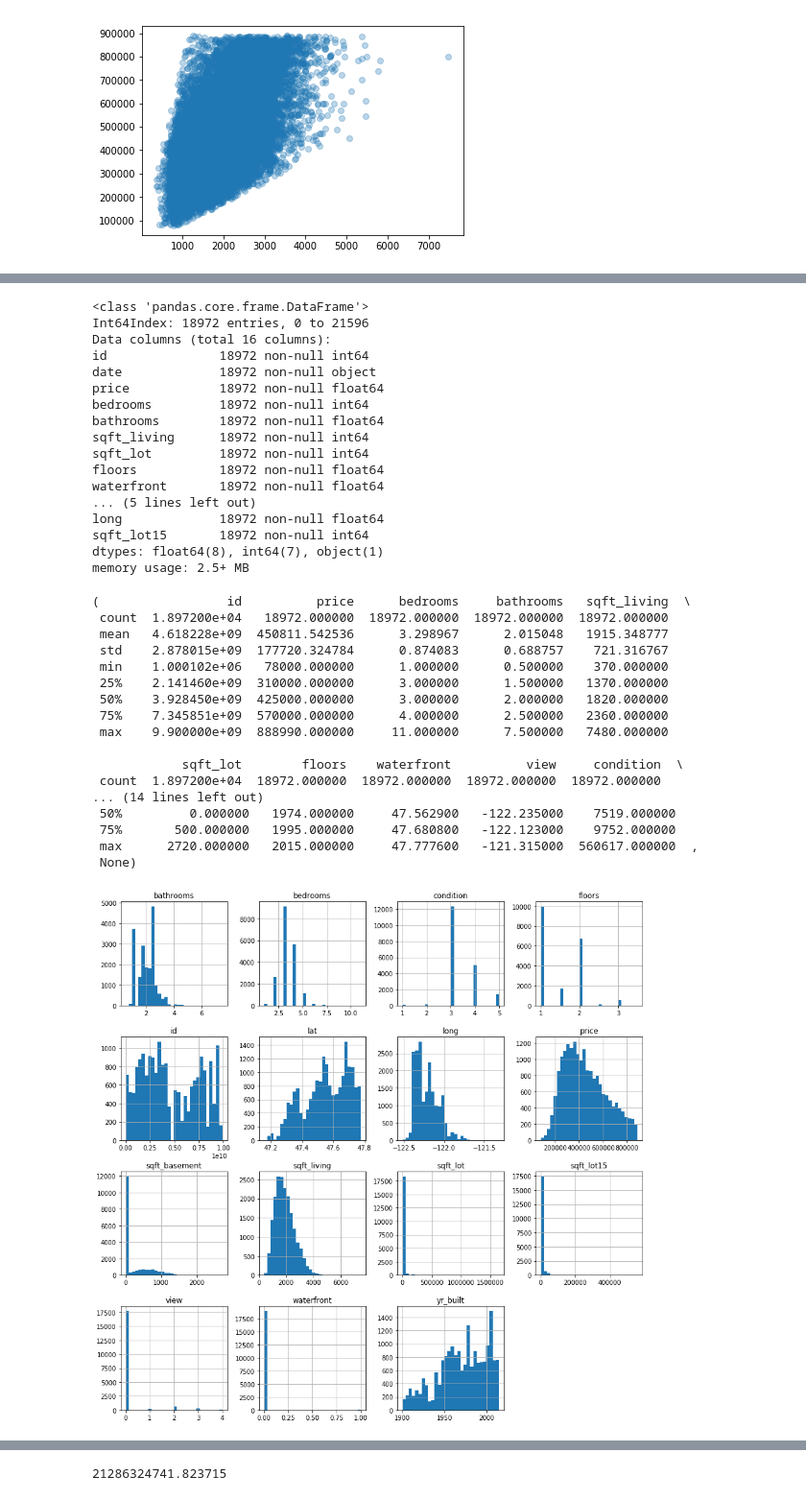
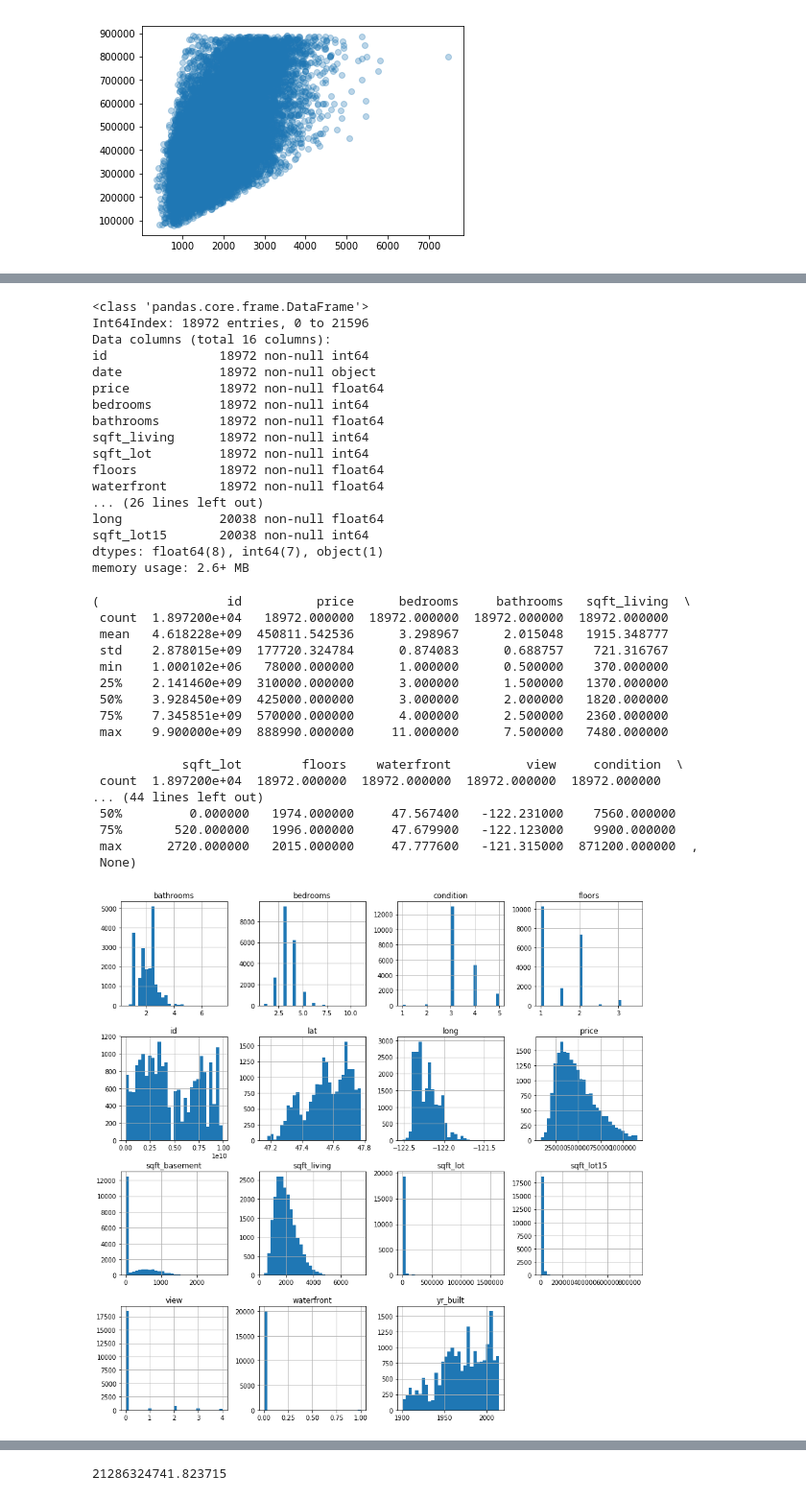
Before and after one commit to AlecMorgan/Housing-Price-Predictor, a Jupyter notebook: wip.ipynb, the cells around one changed output, grey strips where cells are left out. Shown at 96% size. Saved outputs shown, nothing was run; the diff lists cells and outputs as text; code cells hidden in the pictures.

```diff
--- a/wip.ipynb
+++ b/wip.ipynb
@@ -176,8 +176,8 @@ sns.heatmap(house_data.corr(), cmap=color_map)
 # but perhaps not to the people that are buying mansions/celebrities in the area
 price_90th_perc = np.percentile(house_data['price'], 90)
 
-house_data = house_data.drop(house_data[house_data['price'] > price_90th_perc].index)
-house_data.info()
+house_data_90 = house_data.drop(house_data[house_data['price'] > price_90th_perc].index)
+house_data_90.info()
 # %% [output]
 <class 'pandas.core.frame.DataFrame'>
 Int64Index: 18973 entries, 0 to 21596
@@ -196,3 +196,8 @@ long             18973 non-null float64
 sqft_lot15       18973 non-null int64
 dtypes: float64(8), int64(7), object(1)
 memory usage: 2.5+ MB
+# %%
+price_95th_perc = np.percentile(house_data['price'], 95)
+
+house_data_95 = house_data.drop(house_data[house_data['price'] > price_95th_perc].index)
+house_data_95.info()
@@ -204,9 +232,12 @@ plt.scatter(house_data['sqft_living'], house_data['price'], alpha=0.3)
 # %%
 # remove strong outliers in sqft_living and bedrooms
-house_data = house_data.drop(house_data[house_data['sqft_living'] > 12000].index)
-house_data = house_data.drop(house_data[house_data['bedrooms']>30].index)
+house_data_90 = house_data_90.drop(house_data_90[house_data_90['sqft_living'] > 12000].index)
+house_data_90 = house_data_90.drop(house_data_90[house_data_90['bedrooms']>30].index)
 
-house_data.describe(), house_data.info()
+house_data_95 = house_data_95.drop(house_data_95[house_data_95['sqft_living'] > 12000].index)
+house_data_95 = house_data_95.drop(house_data_95[house_data_95['bedrooms']>30].index)
+
+house_data_90.describe(), house_data_90.info(), house_data_95.describe(), house_data_95.info()
 # %% [output]
 <class 'pandas.core.frame.DataFrame'>
 Int64Index: 18972 entries, 0 to 21596
@@ -220,11 +251,11 @@ sqft_living      18972 non-null int64
 sqft_lot         18972 non-null int64
 floors           18972 non-null float64
 waterfront       18972 non-null float64
-... (5 lines left out)
-long             18972 non-null float64
-sqft_lot15       18972 non-null int64
+... (26 lines left out)
+long             20038 non-null float64
+sqft_lot15       20038 non-null int64
 dtypes: float64(8), int64(7), object(1)
-memory usage: 2.5+ MB
+memory usage: 2.6+ MB
 (                 id          price      bedrooms     bathrooms   sqft_living  \
  count  1.897200e+04   18972.000000  18972.000000  18972.000000  18972.000000
  mean   4.618228e+09  450811.542536      3.298967      2.015048   1915.348777
@@ -237,15 +268,15 @@ memory usage: 2.5+ MB
 
             sqft_lot        floors    waterfront          view     condition  \
  count  1.897200e+04  18972.000000  18972.000000  18972.000000  18972.000000
-... (14 lines left out)
- 50%         0.000000   1974.000000     47.562900   -122.235000    7519.000000
- 75%       500.000000   1995.000000     47.680800   -122.123000    9752.000000
- max      2720.000000   2015.000000     47.777600   -121.315000  560617.000000  ,
+... (44 lines left out)
+ 50%         0.000000   1974.000000     47.567400   -122.231000    7560.000000
+ 75%       520.000000   1996.000000     47.679900   -122.123000    9900.000000
+ max      2720.000000   2015.000000     47.777600   -121.315000  871200.000000  ,
  None)
 # %%
-_ = house_data.hist(figsize=(15,15), bins=30)
+_ = house_data_95.hist(figsize=(15,15), bins=30)
 # %% [output]
-[figure, old version]
+[figure, new version]
 # %%
 color_map = sns.diverging_palette(220, 10, as_cmap=True)
 sns.heatmap(house_data.corr(), cmap=color_map)
```
Also changed, not shown: parts of 25 cells of this notebook.
